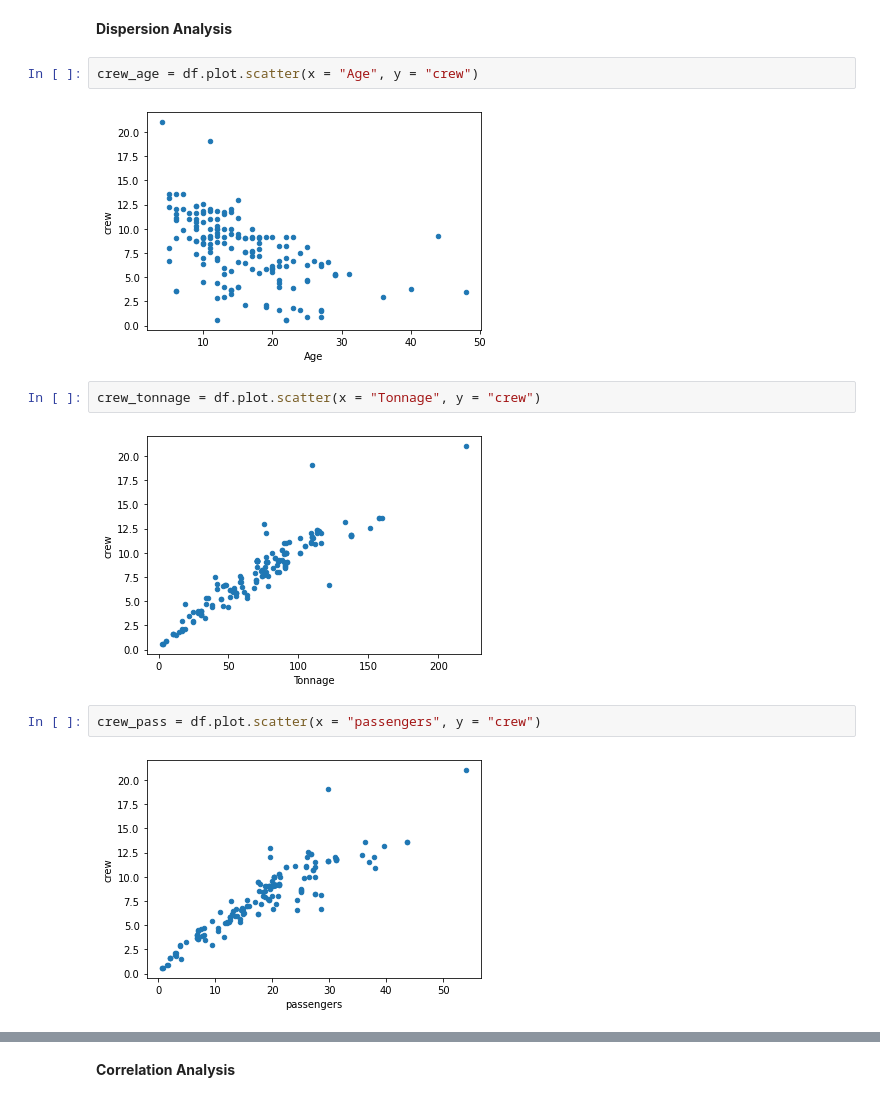
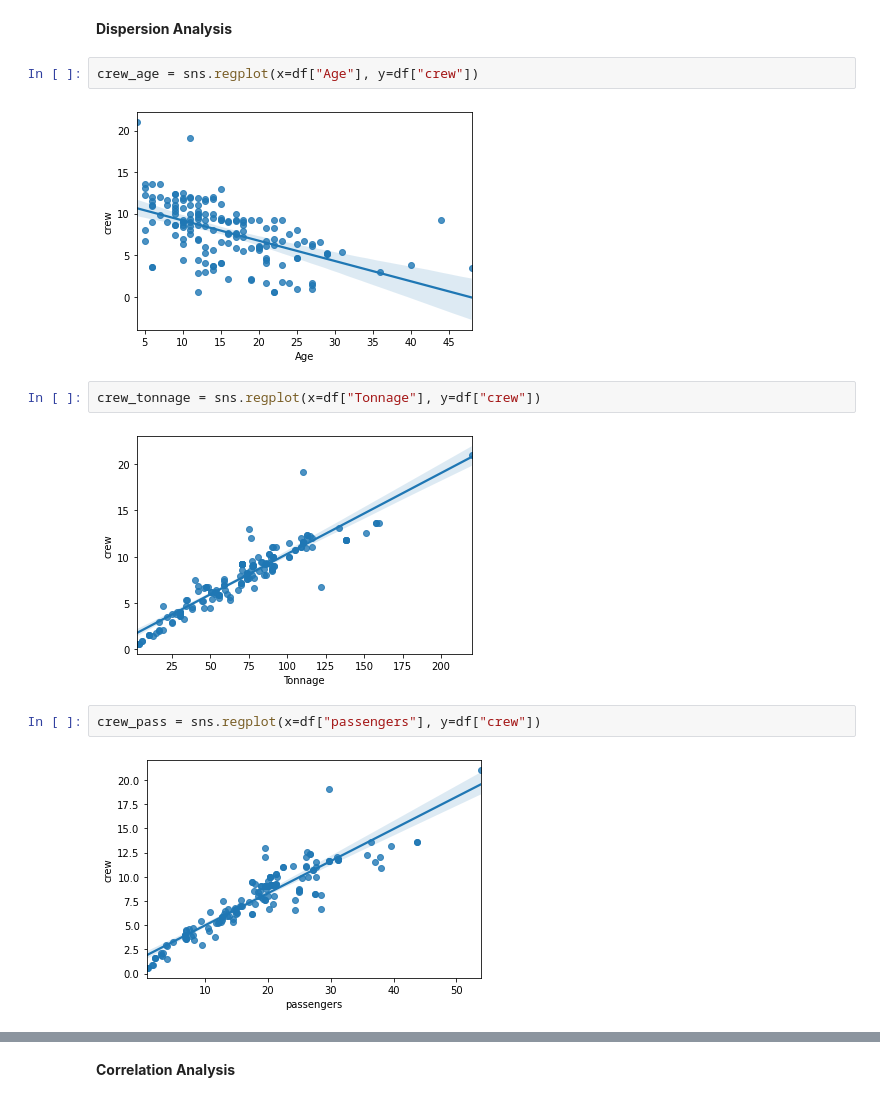
Before and after one commit to XavierCarrera/Platzi-Master-DS-Exercises, a Jupyter notebook: Basic_Exercise_DS_Python2.ipynb, the cells around one changed output, grey strips where cells are left out. Cells and saved outputs as stored; diff of their text form.

```diff
--- a/Basic_Exercise_DS_Python2.ipynb
+++ b/Basic_Exercise_DS_Python2.ipynb
@@ -179,15 +179,15 @@ crew_boxplot = df.boxplot(column=['crew'])
 # %% [markdown]
 **Dispersion Analysis**
 # %%
-crew_age = df.plot.scatter(x = "Age", y = "crew")
+crew_age = sns.regplot(x=df["Age"], y=df["crew"])
 # %% [output]
-[figure, old version]
+[figure, new version]
 # %%
-crew_tonnage = df.plot.scatter(x = "Tonnage", y = "crew")
+crew_tonnage = sns.regplot(x=df["Tonnage"], y=df["crew"])
 # %% [output]
-[figure, old version]
+[figure, new version]
 # %%
-crew_pass = df.plot.scatter(x = "passengers", y = "crew")
+crew_pass = sns.regplot(x=df["passengers"], y=df["crew"])
 # %% [output]
-[figure, old version]
+[figure, new version]
 # %%
```
Also changed, not shown: parts of 8 cells of this notebook.
